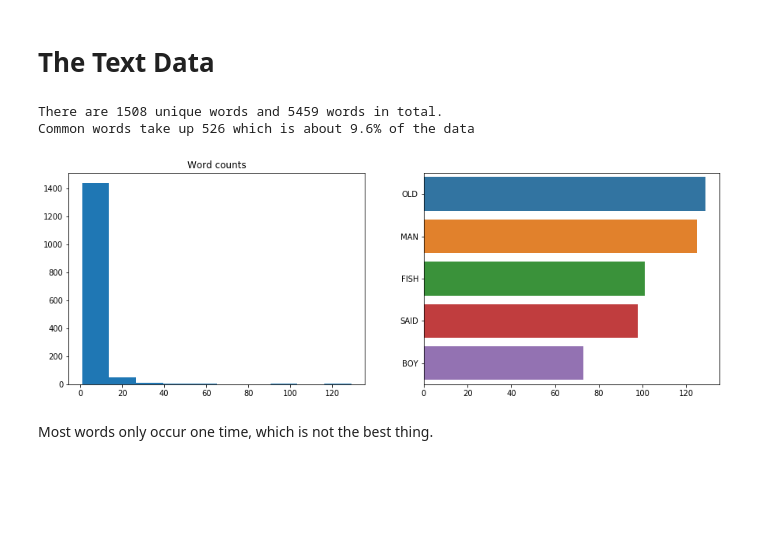
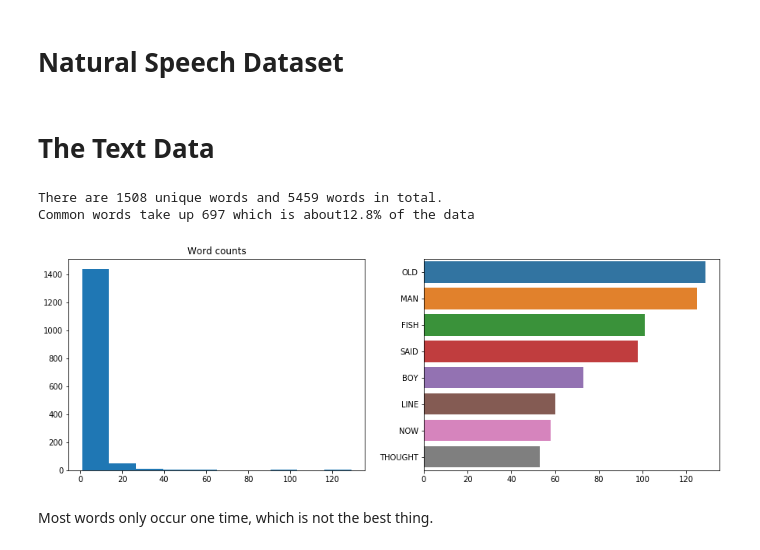
Before and after one commit to SRSteinkamp/EEGtoText, a Jupyter notebook: EEGtoText.ipynb, the cells around one changed output. Drawn from its saved outputs; the diff is of its cells as text; code cells hidden in the pictures; blank space fills up the shorter version.

```diff
--- a/EEGtoText.ipynb
+++ b/EEGtoText.ipynb
@@ -3,3 +1,5 @@
+# %% [markdown]
+# Natural Speech Dataset
 # %%
 # Remove this for debugging
 import warnings
@@ -33,18 +33,18 @@ words, onsets, offsets, _ = iu.load_text()
 # %%
 word_keys, word_counts = iu.word_histogram(words)
 # %%
-wc_threshold =  60
+wc_threshold =  50
 fig, ax = plt.subplots(1, 2, figsize=(15, 5))
 ax[0].hist(word_counts)
 ax[0].set_title('Word counts')
 sns.barplot(x=word_counts[word_counts > wc_threshold], y=word_keys[word_counts>wc_threshold], ax=ax[1]);
 print(f'There are {len(word_keys)} unique words and {sum(word_counts)} words in total.'
       +f'\nCommon words take up {sum(word_counts[word_counts > wc_threshold])} which is about'
       +f'{(sum(word_counts[word_counts > wc_threshold])/ sum(word_counts))*100:4.1f}% of the data')
 # %% [output]
 There are 1508 unique words and 5459 words in total.
-Common words take up 526 which is about 9.6% of the data
+Common words take up 697 which is about12.8% of the data
-[figure, old version]
+[figure, new version]
 # %% [markdown]
 Most words only occur one time, which is not the best thing.
 # %%
```
Also changed, not shown: parts of 13 cells of this notebook.
